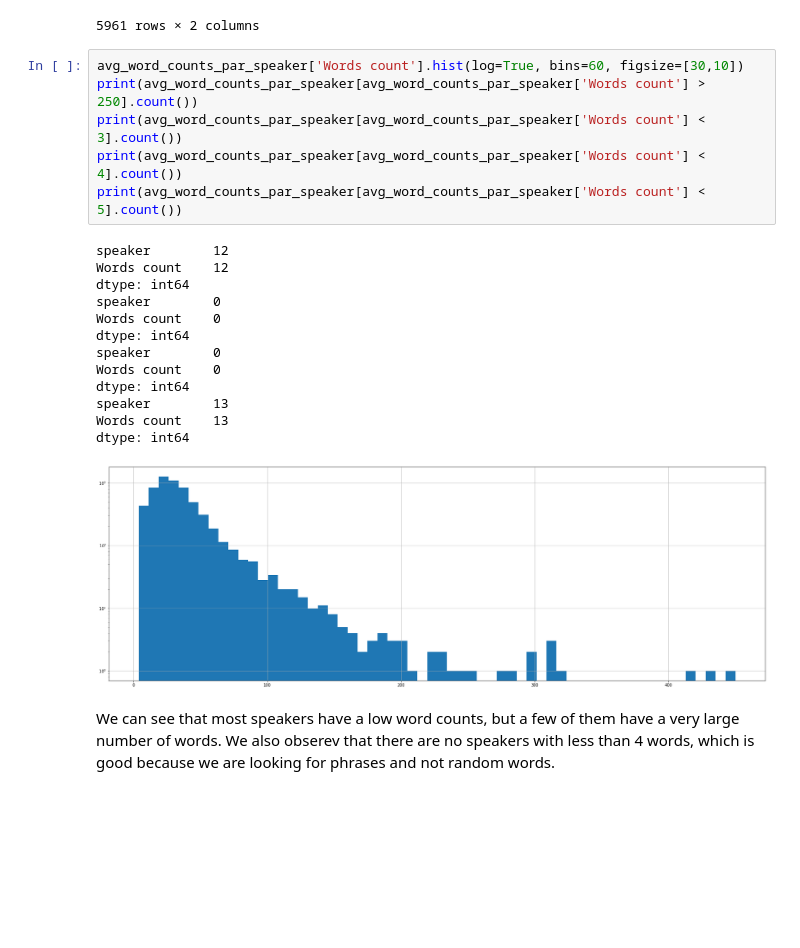
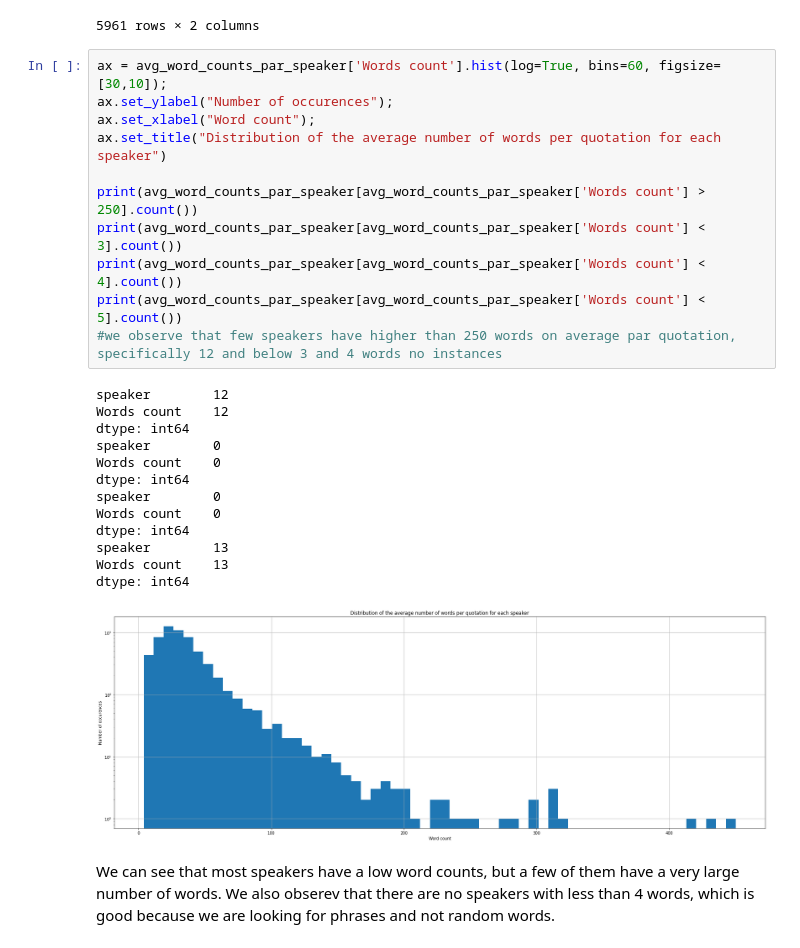
Before and after one commit to epfl-ada/ada-2021-project-lejt, a Jupyter notebook: Initial_Analysis.ipynb, the cells around one changed output. Drawn from its saved outputs; the diff is of its cells as text; blank space fills up the shorter version.

```diff
--- a/Initial_Analysis.ipynb
+++ b/Initial_Analysis.ipynb
@@ -114,25 +114,30 @@ avg_word_counts_par_speaker
 | 3707 | Marcus Ellis | 4.0 |
 5961 rows × 2 columns
 # %%
-avg_word_counts_par_speaker['Words count'].hist(log=True, bins=60, figsize=[30,10])
+ax = avg_word_counts_par_speaker['Words count'].hist(log=True, bins=60, figsize=[30,10]);
+ax.set_ylabel("Number of occurences");
+ax.set_xlabel("Word count");
+ax.set_title("Distribution of the average number of words per quotation for each speaker")
+
 print(avg_word_counts_par_speaker[avg_word_counts_par_speaker['Words count'] > 250].count())
 print(avg_word_counts_par_speaker[avg_word_counts_par_speaker['Words count'] < 3].count())
 print(avg_word_counts_par_speaker[avg_word_counts_par_speaker['Words count'] < 4].count())
 print(avg_word_counts_par_speaker[avg_word_counts_par_speaker['Words count'] < 5].count())
+#we observe that few speakers have higher than 250 words on average par quotation, specifically 12 and below 3 and 4 words no instances
 # %% [output]
 speaker        12
 Words count    12
 dtype: int64
 speaker        0
 Words count    0
 dtype: int64
 speaker        0
 Words count    0
 dtype: int64
 speaker        13
 Words count    13
 dtype: int64
-[figure, old version]
+[figure, new version]
 # %% [markdown]
 We can see that most speakers have a low word counts, but a few of them have a very large number of words. We also obserev that there are no speakers with less than 4 words, which is good because we are looking for phrases and not random words.
 # %%
```
Also changed, not shown: parts of 14 cells of this notebook, 1 other file.
